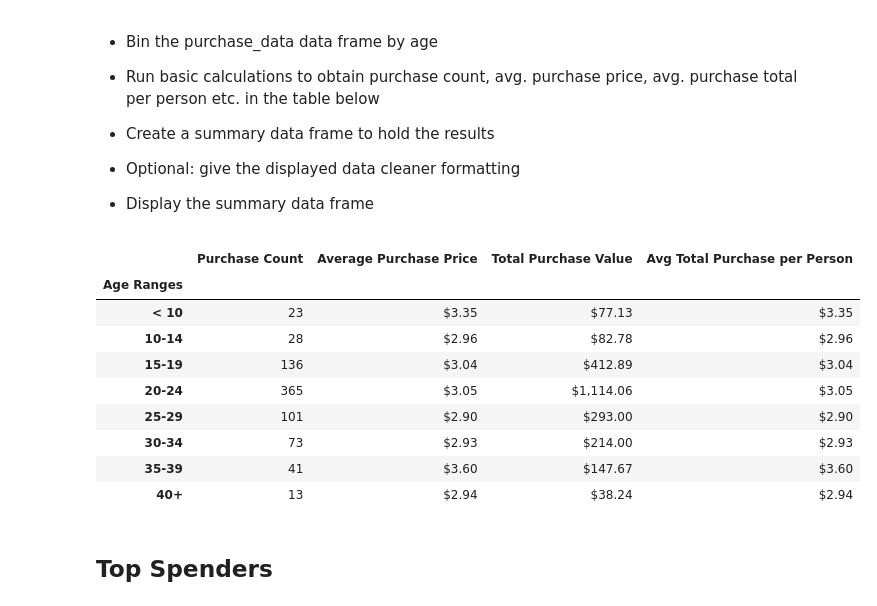
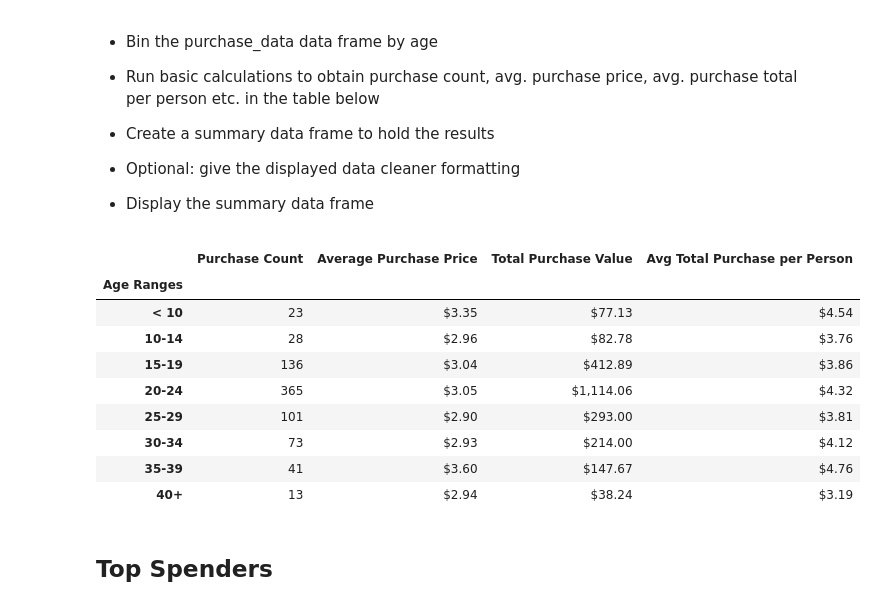
Before and after one commit to etassone1974/pandas-challenge, a Jupyter notebook: HeroesOfPymoli_starter.ipynb, the cells around one changed output. Drawn from its saved outputs; the diff is of its cells as text; code cells hidden in the pictures.

```diff
--- a/HeroesOfPymoli_starter.ipynb
+++ b/HeroesOfPymoli_starter.ipynb
@@ -296,47 +298,56 @@ unique_age_groups
 # Purchasing Analysis (Age)
 
 # Use GroupBy to classify and count purchases based on the age of the player making the purchase
 age_group_size = purchase_data.groupby("Age Ranges").size()
 
 # Calculate the average purchase price per age range using GroupBy on the Age Ranges column
 # and the mean function on the Price column after grouping
 age_group_mean = purchase_data.groupby("Age Ranges")["Price"].mean()
 
 # Calculate the total purchase value per age range using GroupBy on the Age Ranges column
 # and the sum function on the Price column after grouping
 age_group_sum = purchase_data.groupby("Age Ranges")["Price"].sum()
 
 # Create a DataFrame from the items calculated with the appropriate column headings
 # of Purchase Count, Average Purchase Price and Total Purchase Value
 age_purchases_analysis = pd.DataFrame({
                                           "Purchase Count" : age_group_size,
                                           "Average Purchase Price" : age_group_mean,
                                           "Total Purchase Value" : age_group_sum
                                       })
 
+# Calculate the average purchase price for each person in the age ranges
+# Calculated using the previously calculated sum of all the purchases by each age range
+# divided by the total number of players in each age range calculated in previous section
+# Store in separate column named Avg Total Purchase Per Person
+age_purchases_analysis["Avg Total Purchase per Person"] = ( age_group_sum / unique_age_groups["Total Count"] )
 
-#age_group_unique_players = purchase_data.groupby("Age Ranges")["SN"].nunique()
-#age_group_players = pd.DataFrame({ "Total Count" : age_group_unique_players })
+# Format the Purchase Count of players by age range with comma for thousands separator
+# In this data set would not be necessary but would be more resuable with larger data set
+age_purchases_analysis["Purchase Count"] = age_purchases_analysis["Purchase Count"].map("{:,}".format)
 
-# age_purchases_analysis["Avg Total Purchase per Person"] = ( age_group_sum / age_group_players["Total Count"])
-age_purchases_analysis["Avg Total Purchase per Person"] = ( age_group_sum / age_group_size )
+# Format the Average Purchase Price by age range with dollar sign, comma for thousands separator and two decimal points for money amount
+age_purchases_analysis["Average Purchase Price"] = age_purchases_analysis["Average Purchase Price"].map("${:,.2f}".format)
 
-age_purchases_analysis["Purchase Count"] = age_purchases_analysis["Purchase Count"].map("{:,}".format)
-age_purchases_analysis["Average Purchase Price"] = age_purchases_analysis["Average Purchase Price"].map("${:,.2f}".format)
+# Format the Total Purchase Value by age rane  with dollar sign, comma for thousands separator and two decimal points for money amount
 age_purchases_analysis["Total Purchase Value"] = age_purchases_analysis["Total Purchase Value"].map("${:,.2f}".format)
+
+# Format the Avg Total Purchase per Person by age range with dollar sign, comma for thousands separator and two decimal points for money amount
 age_purchases_analysis["Avg Total Purchase per Person"] = age_purchases_analysis["Avg Total Purchase per Person"].map("${:,.2f}".format)
+
+# Display the Purchasing Analysis by Age Ranges DataFrame
 age_purchases_analysis
 # %% [output]
 |  | Purchase Count | Average Purchase Price | Total Purchase Value | Avg Total Purchase per Person |
 | Age Ranges |  |  |  |  |
-| < 10 | 23 | $3.35 | $77.13 | $3.35 |
-| 10-14 | 28 | $2.96 | $82.78 | $2.96 |
-| 15-19 | 136 | $3.04 | $412.89 | $3.04 |
-| 20-24 | 365 | $3.05 | $1,114.06 | $3.05 |
-| 25-29 | 101 | $2.90 | $293.00 | $2.90 |
-| 30-34 | 73 | $2.93 | $214.00 | $2.93 |
-| 35-39 | 41 | $3.60 | $147.67 | $3.60 |
-| 40+ | 13 | $2.94 | $38.24 | $2.94 |
+| < 10 | 23 | $3.35 | $77.13 | $4.54 |
+| 10-14 | 28 | $2.96 | $82.78 | $3.76 |
+| 15-19 | 136 | $3.04 | $412.89 | $3.86 |
+| 20-24 | 365 | $3.05 | $1,114.06 | $4.32 |
+| 25-29 | 101 | $2.90 | $293.00 | $3.81 |
+| 30-34 | 73 | $2.93 | $214.00 | $4.12 |
+| 35-39 | 41 | $3.60 | $147.67 | $4.76 |
+| 40+ | 13 | $2.94 | $38.24 | $3.19 |
 # %% [markdown]
 ## Top Spenders
 # %% [markdown]
```
Also changed, not shown: parts of 8 cells of this notebook.
